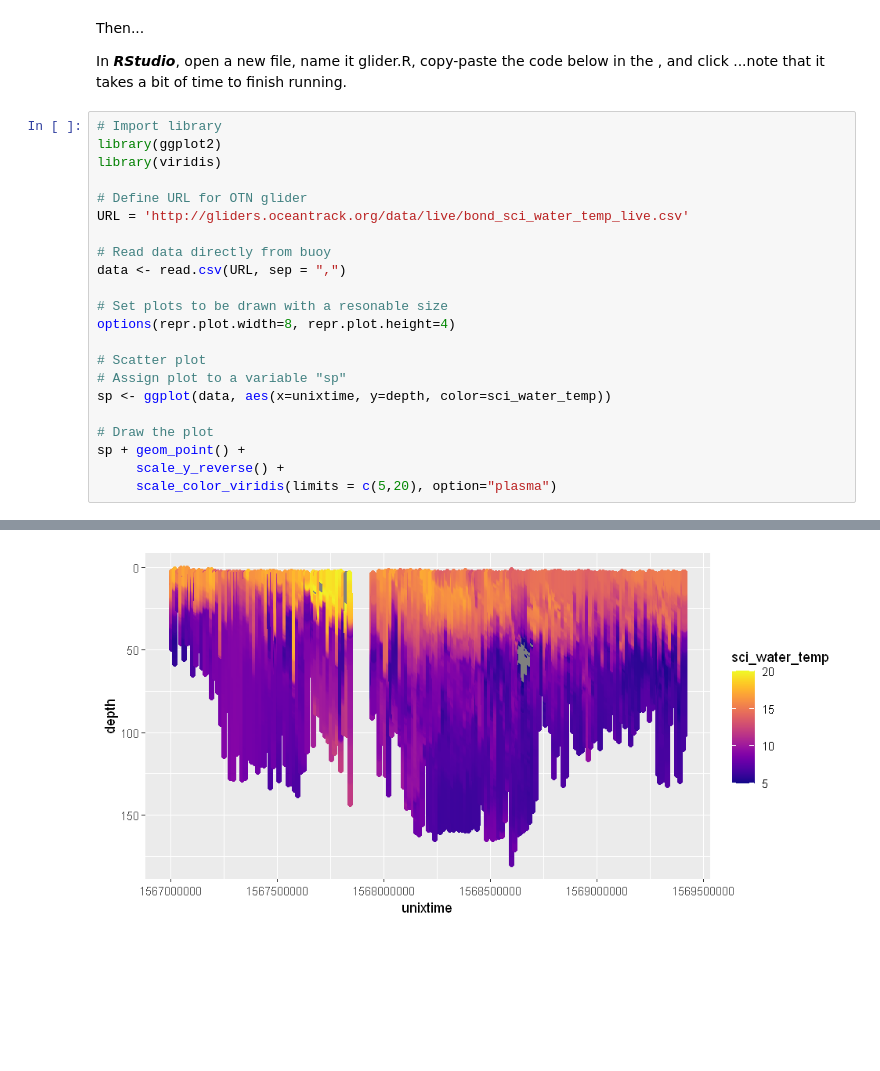
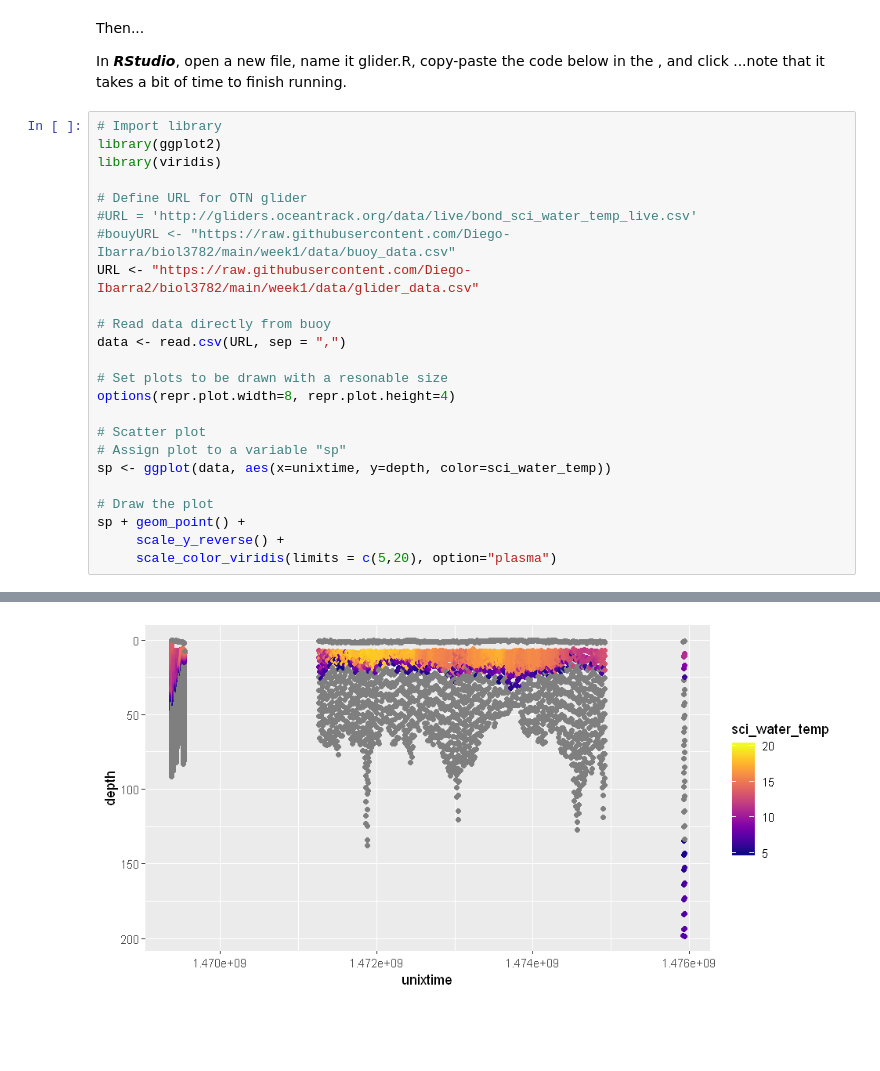
Before and after one commit to Diego-Ibarra2/biol3782, a Jupyter notebook: week1/Introduction_to_RStudio_and_R.ipynb, the cells around one changed output, grey strips where cells are left out. Drawn from its saved outputs; the diff is of its cells as text; blank space fills up the shorter version.

Commit message:
Ad satellite data

```diff
--- a/week1/Introduction_to_RStudio_and_R.ipynb
+++ b/week1/Introduction_to_RStudio_and_R.ipynb
@@ -639,7 +639,9 @@ library(ggplot2)
 library(viridis)
 
 # Define URL for OTN glider
-URL = 'http://gliders.oceantrack.org/data/live/bond_sci_water_temp_live.csv'
+#URL = 'http://gliders.oceantrack.org/data/live/bond_sci_water_temp_live.csv'
+#bouyURL <- "https://raw.githubusercontent.com/Diego-Ibarra/biol3782/main/week1/data/buoy_data.csv"
+URL <- "https://raw.githubusercontent.com/Diego-Ibarra2/biol3782/main/week1/data/glider_data.csv"
 
 # Read data directly from buoy
 data <- read.csv(URL, sep = ",")
@@ -662,4 +661,4 @@ Warning message:
-[figure, old version]
+[figure, new version]
 # %% [markdown]
 <div class="endTASK"></div><br><br>
 # %% [markdown]
```
Also changed, not shown: parts of 2 cells of this notebook, 1 other file.
